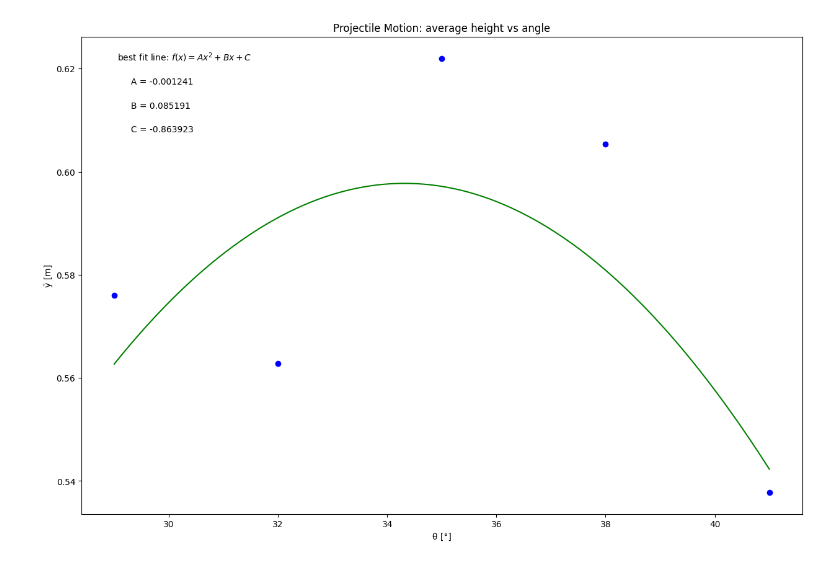
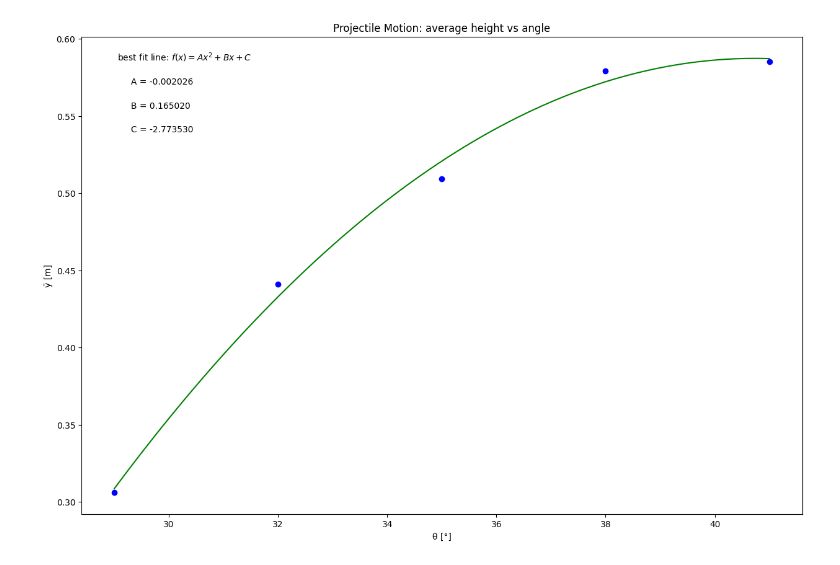
Before and after one commit to anaiya-tupeck/PhysicsLabAutumn2026, a Jupyter notebook: Physics_Lab_2_Projectile_Motion.ipynb, the cells around one changed output. Cells and saved outputs as stored; diff of their text form; code cells hidden in the pictures.

```diff
--- a/Physics_Lab_2_Projectile_Motion.ipynb
+++ b/Physics_Lab_2_Projectile_Motion.ipynb
@@ -18,9 +18,9 @@ import matplotlib.pyplot as plt
 
 degrees_theta = np.array([35, 38, 41, 32, 29]) #what are units?   <----- degrees
 
-average_y = np.array([0.6220, 0.6054, 0.5378, 0.5628, 0.5760]) #what are units?   <----- meters
+average_y = np.array([0.5092, 0.5793, 0.5852, 0.4410, 0.3062]) #what are units?   <----- meters
 
-average_y_uncertainty = np.array([0.04768, 0.04641, 0.08947, 0.06728, 0.06404])                   #                 <----- meters
+average_y_uncertainty = np.array([0.10168, 0.11580, 0.11717, 0.08906, 0.07338])                   #                 <----- meters
 
 #Re-assign variables as x, y, dy so that the remaining plotting code may remain generic
 #UPDATE VARIABLE NAMES (ON RHS OF EACH EQUAL SIGN) TO MATCH VARIABLE NAMES FOR DATA ABOVE
@@ -42,31 +42,31 @@ y_label= 'ȳ [m]'                                                    #
 #size the plot
 plt.figure(figsize=(15,10))
 
 #create scatter plot
 plt.scatter(x, y, color='blue', marker='o')
 
 #create labels
 plt.xlabel(x_label)
 plt.ylabel(y_label)
 plt.title(plot_title)
 
 #fitting to a 2nd degree polynomial
 c,b,a=np.polynomial.polynomial.polyfit(x,y,2,w=dy)
 
 #Annotate with values of A, B, C from best fit polynomial
 plt.annotate('best fit line: $f(x)=Ax^2+Bx+C$',(0.05, 0.95), xycoords='axes fraction')
 
 plt.annotate('     A = {:.6f}'.format(a),(0.05, 0.9), xycoords='axes fraction')
 
 plt.annotate('     B = {:.6f}'.format(b),(0.05, 0.85), xycoords='axes fraction')
 
 plt.annotate('     C = {:.6f}'.format(c),(0.05, 0.8), xycoords='axes fraction')
 
 #Create fit line
 xnew = np.linspace(x.min(), x.max(), 300)
 fit = a*xnew**2 + b*xnew +c
 
 plt.plot(xnew, fit, color='green')
 plt.show()
 # %% [output]
-[figure, old version]
+[figure, new version]
```
